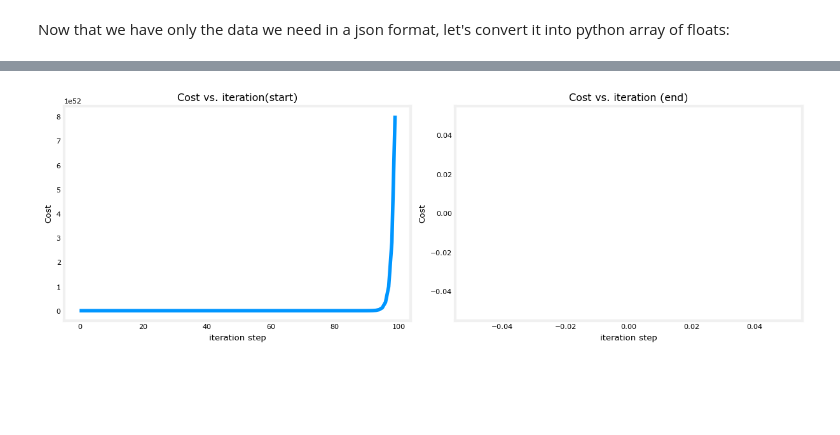
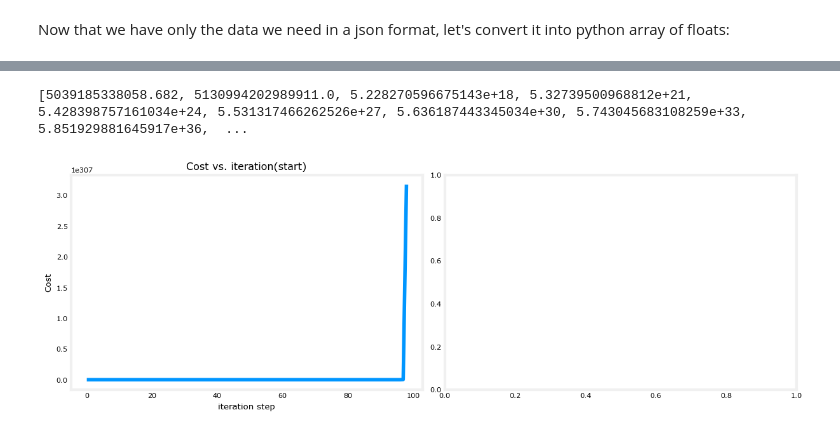
Before and after one commit to MaciejReimann/harvesters, a Jupyter notebook: src/ml-experiments/linear_regression_sassari.ipynb, the cells around one changed output, grey strips where cells are left out. Cells and saved outputs as stored; diff of their text form; code cells hidden in the pictures; blank space fills up the shorter version.

```diff
--- a/src/ml-experiments/linear_regression_sassari.ipynb
+++ b/src/ml-experiments/linear_regression_sassari.ipynb
@@ -97,8 +97,8 @@ def compute_gradient(x, y, w, b):
         dj_db_i = f_wb - y[i]  # (𝑓𝑤,𝑏(𝑥(𝑖))−𝑦(𝑖))
 
         # update both variables simultaneously
-        dj_dw += dj_db_i
-        dj_db += dj_dw_i
+        dj_dw += dj_dw_i
+        dj_db += dj_db_i
 
     dj_dw = dj_dw / m  # 1/𝑚∑𝑖=0𝑚−1(𝑓𝑤,𝑏(𝑥(𝑖))−𝑦(𝑖))𝑥(𝑖)
     dj_db = dj_db / m  # 1/𝑚∑𝑖=0𝑚−1(𝑓𝑤,𝑏(𝑥(𝑖))−𝑦(𝑖))
@@ -268,8 +266,8 @@ prices = list(map(lambda x: x.get_price() / 1000, items))
 Now that we have only the data we need in a json format, let's convert it into python array of floats:
 # %%
 # Load our data set
-x_training_examples = numpy.array(areas)[:100]   # stores features
-y_training_examples = numpy.array(prices)[:100]  # stores targets
+x_training_examples = numpy.array(areas)   # stores features
+y_training_examples = numpy.array(prices)  # stores targets
 
 
 # m is the number of training examples
@@ -294,11 +290,11 @@ from plot_helpers import plot_areas_to_prices, plot_dynamically
 # %%
 # initialize parameters
-w_init = 0
+w_init = -2
 b_init = 0
 
 # gradient descent settings
 iterations = 100
-tmp_alpha = 1.0e-2
+tmp_alpha = -0.01
 
 # run gradient descent
 w_final, b_final, costs_history, parameters_history = gradient_descent(x_training_examples, y_training_examples, w_init, b_init, tmp_alpha,
@@ -310,18 +340,21 @@ print(f"(w,b) found by gradient descent: ({w_final:8.4f},{b_final:8.4f})")
 # %%
 # plot cost versus iteration
 fig, (ax1, ax2) = plt.subplots(1, 2, constrained_layout=True, figsize=(12, 4))
 
-ax1.plot(costs_history[:100])
+print(costs_history)
+
+ax1.plot(costs_history)
 ax1.set_title("Cost vs. iteration(start)")
 ax1.set_xlabel('iteration step')
 ax1.set_ylabel('Cost')
 
-ax2.plot(1000 + numpy.arange(len(costs_history[1000:])), costs_history[1000:])
-ax2.set_title("Cost vs. iteration (end)")
-ax2.set_xlabel('iteration step')
-ax2.set_ylabel('Cost')
+# ax2.plot(1000 + numpy.arange(len(costs_history[900:])), costs_history[900:])
+# ax2.set_title("Cost vs. iteration (end)")
+# ax2.set_xlabel('iteration step')
+# ax2.set_ylabel('Cost')
 
 
 plt.show()
 # %% [output]
+[5039185338058.682, 5130994202989911.0, 5.228270596675143e+18, 5.32739500968812e+21, 5.428398757161034e+24, 5.531317466262526e+27, 5.636187443345034e+30, 5.743045683108259e+33, 5.851929881645917e+36,  ...
-[figure, old version]
+[figure, new version]
```
Also changed, not shown: parts of 6 cells of this notebook.
